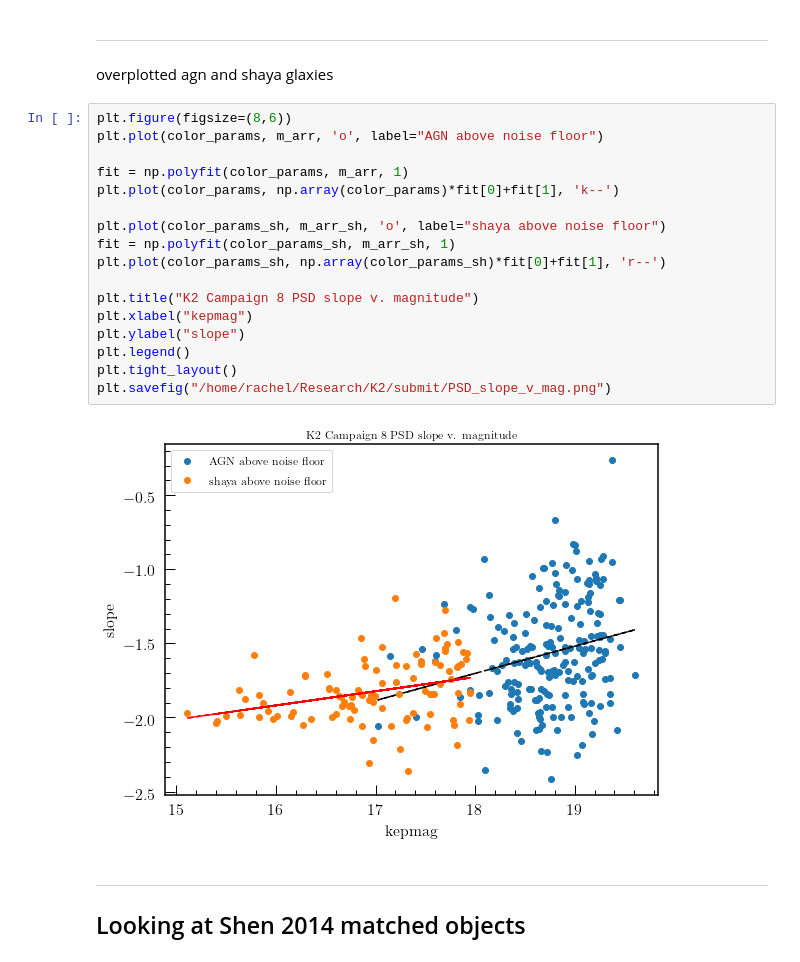
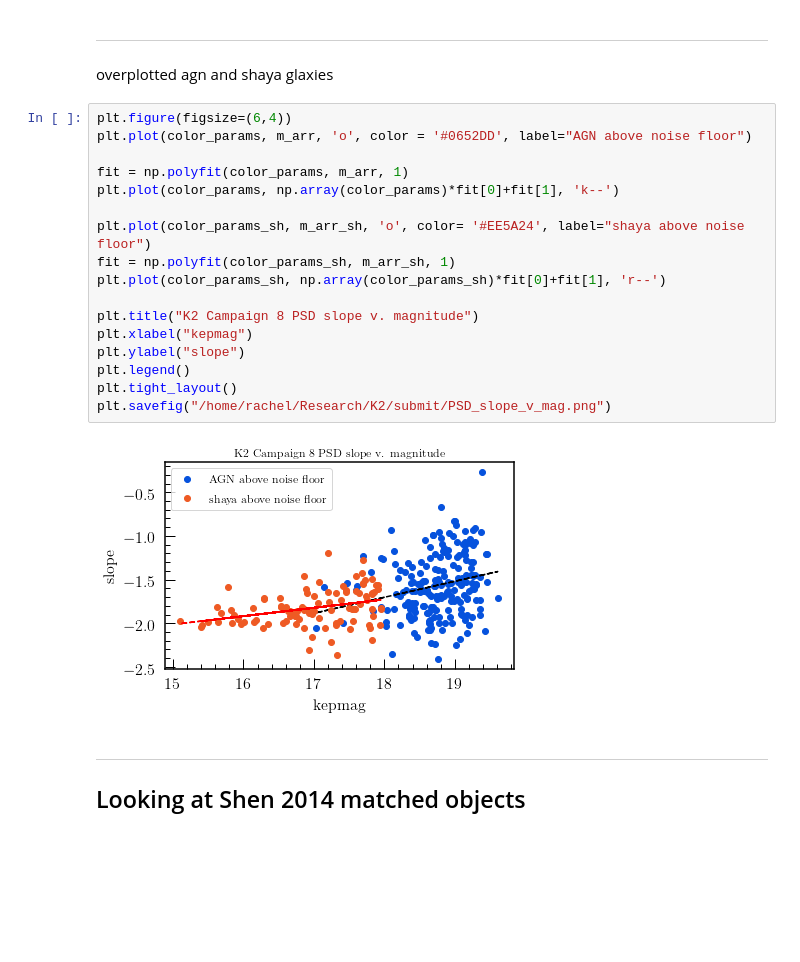
Before and after one commit to rrybuttry/agn_everest, a Jupyter notebook: PSD_Combined.ipynb, the cells around one changed output. Saved outputs shown, nothing was run; the diff lists cells and outputs as text; blank space fills up the shorter version.

```diff
--- a/PSD_Combined.ipynb
+++ b/PSD_Combined.ipynb
@@ -395,24 +395,24 @@ plt.tight_layout()
 ---
 overplotted agn and shaya glaxies
 # %%
-plt.figure(figsize=(8,6))
-plt.plot(color_params, m_arr, 'o', label="AGN above noise floor")
+plt.figure(figsize=(6,4))
+plt.plot(color_params, m_arr, 'o', color = '#0652DD', label="AGN above noise floor")
 
 fit = np.polyfit(color_params, m_arr, 1)
 plt.plot(color_params, np.array(color_params)*fit[0]+fit[1], 'k--')
 
-plt.plot(color_params_sh, m_arr_sh, 'o', label="shaya above noise floor")
+plt.plot(color_params_sh, m_arr_sh, 'o', color= '#EE5A24', label="shaya above noise floor")
 fit = np.polyfit(color_params_sh, m_arr_sh, 1)
 plt.plot(color_params_sh, np.array(color_params_sh)*fit[0]+fit[1], 'r--')
 
 plt.title("K2 Campaign 8 PSD slope v. magnitude")
 plt.xlabel("kepmag")
 plt.ylabel("slope")
 plt.legend()
 plt.tight_layout()
 plt.savefig("/home/rachel/Research/K2/submit/PSD_slope_v_mag.png")
 # %% [output]
-[figure, old version]
+[figure, new version]
 # %% [markdown]
 ---
 ## Looking at Shen 2014 matched objects
```
Also changed, not shown: parts of 3 cells of this notebook, 3 other files.
